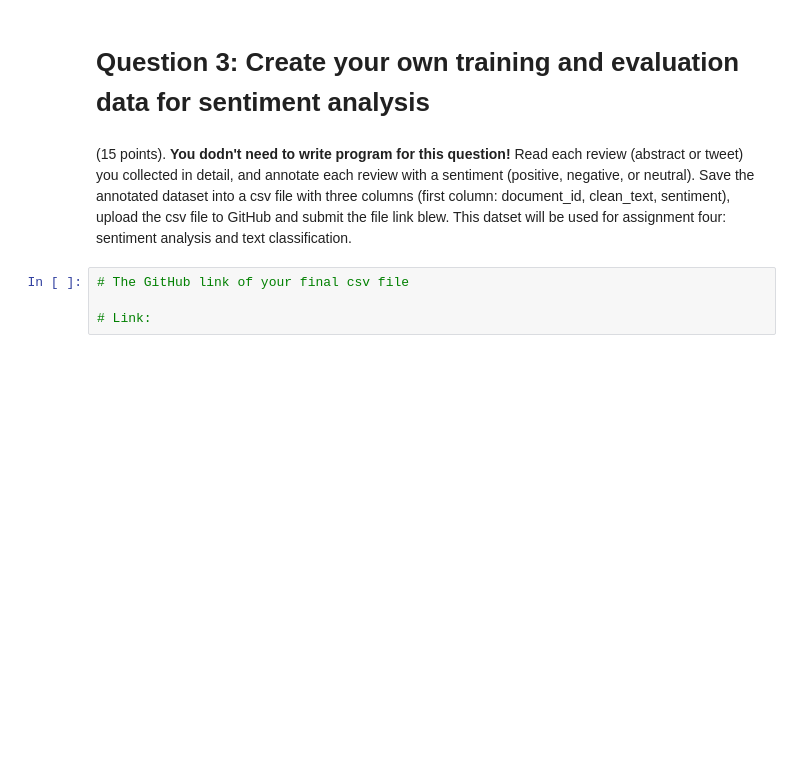
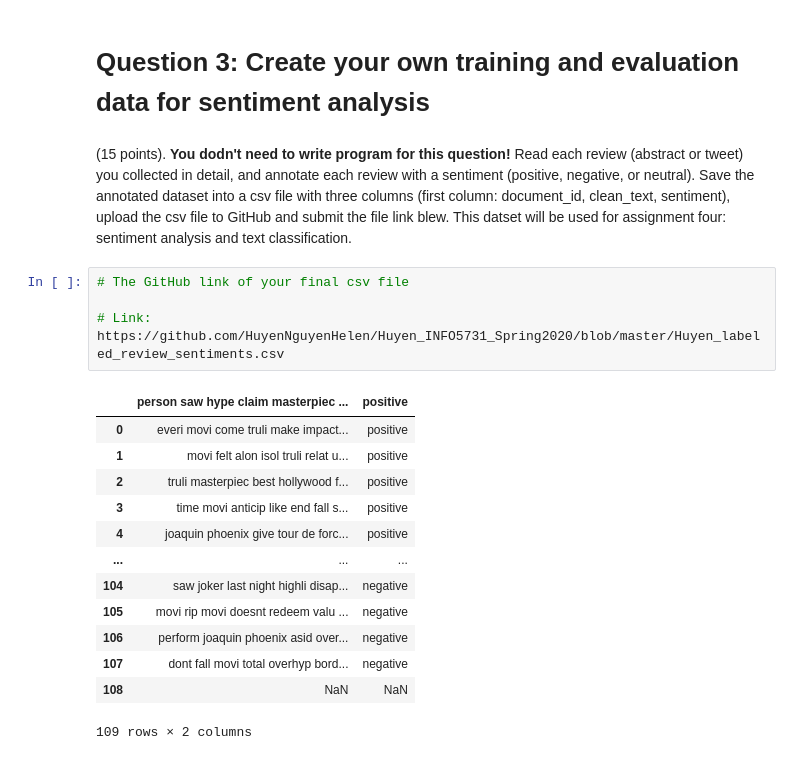
Before and after one commit to HuyenNguyenHelen/Huyen_INFO5731_Spring2020, a Jupyter notebook: INFO5731_Assignment_Three.ipynb, the cells around one changed output. Drawn from its saved outputs; the diff is of its cells as text; blank space fills up the shorter version.

```diff
--- a/INFO5731_Assignment_Three.ipynb
+++ b/INFO5731_Assignment_Three.ipynb
@@ -252,4 +252,19 @@ array([[1.        , 0.        , 0.        , 0.        , 0.        ,
 # %%
 # The GitHub link of your final csv file
 
 # Link:
+https://github.com/HuyenNguyenHelen/Huyen_INFO5731_Spring2020/blob/master/Huyen_labeled_review_sentiments.csv
+# %% [output]
+|  | person saw hype claim masterpiec ... | positive |
+| 0 | everi movi come truli make impact... | positive |
+| 1 | movi felt alon isol truli relat u... | positive |
+| 2 | truli masterpiec best hollywood f... | positive |
+| 3 | time movi anticip like end fall s... | positive |
+| 4 | joaquin phoenix give tour de forc... | positive |
+| ... | ... | ... |
+| 104 | saw joker last night highli disap... | negative |
+| 105 | movi rip movi doesnt redeem valu ... | negative |
+| 106 | perform joaquin phoenix asid over... | negative |
+| 107 | dont fall movi total overhyp bord... | negative |
+| 108 | NaN | NaN |
+109 rows × 2 columns
```
